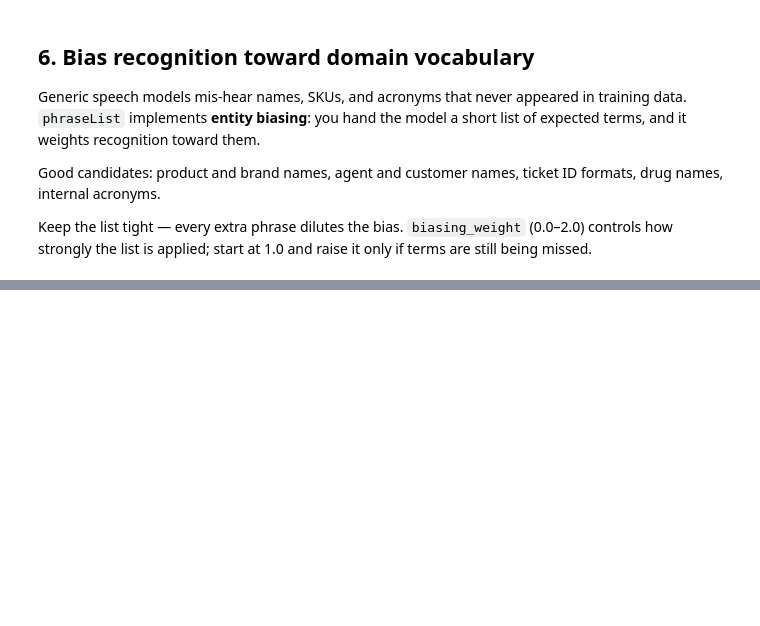
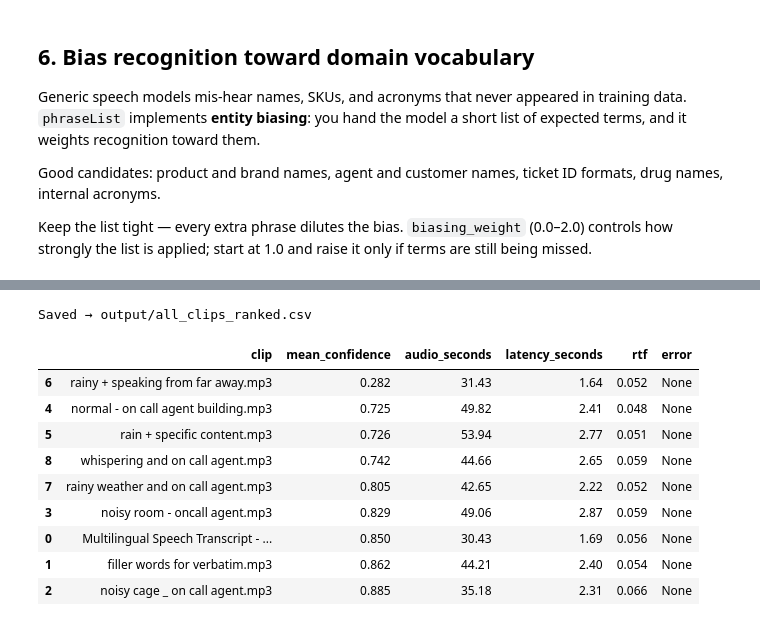
Before and after one commit to microsoft-foundry/model-releases, a Jupyter notebook: models/microsoft-ai/mai-transcribe-1.5/2026-06-02/mai-transcribe-1.5.ipynb, the cells around one changed output, grey strips where cells are left out. Drawn from its saved outputs; the diff is of its cells as text; code cells hidden in the pictures; blank space fills up the shorter version.

```diff
--- a/models/microsoft-ai/mai-transcribe-1.5/2026-06-02/mai-transcribe-1.5.ipynb
+++ b/models/microsoft-ai/mai-transcribe-1.5/2026-06-02/mai-transcribe-1.5.ipynb
@@ -157,15 +185,12 @@ def transcribe(
     audio_path,
     *,
     locales: list[str] | None = None,
-    style: str | None = None,
     phrases: list[str] | None = None,
     biasing_weight: float | None = None,
 ):
     """Transcribe one file with MAI-Transcribe-1.5 and return the result object."""
-    enhanced = EnhancedModeProperties(task="transcribe")
+    enhanced = EnhancedModeProperties()
     enhanced["model"] = MODEL
-    if style:
-        enhanced["transcribeStyle"] = style
 
     opts: dict = {"enhanced_mode": enhanced}
     if locales:
@@ -190,7 +215,6 @@ def run(audio_path, *, label: str, **kwargs) -> dict:
         "run": label,
         "requested_locales": ",".join(kwargs.get("locales") or []) or "auto",
         "detected_locales": "",
-        "style": kwargs.get("style") or "default",
         "phrase_list": len(kwargs.get("phrases") or []),
         "transcript": "",
         "mean_confidence": None,
@@ -230,9 +254,10 @@ def show(result, title: str = "", detail: bool = False) -> None:
         print("\nPhrases:")
         for phrase in result.phrases:
             locale = phrase.locale or "?"
+            conf = f"{phrase.confidence:.2f}" if phrase.confidence is not None else "—"
             print(
                 f"  [{phrase.offset_milliseconds:>6} ms] ({locale}, "
-                f"conf {phrase.confidence:.2f}) {phrase.text}"
+                f"conf {conf}) {phrase.text}"
             )
     print()
 # %% [markdown]
@@ -397,0 +507,19 @@ impressions into WER and CER against controlled SNR levels.
+# %%
+all_runs = [run(clip, label=clip.stem) for clip in audio_files]
+all_df = pd.DataFrame(all_runs)
+all_df_sorted = all_df.sort_values("mean_confidence", ascending=True)
+all_df_sorted.to_csv(OUT_DIR / "all_clips_ranked.csv", index=False)
+print(f"Saved → {OUT_DIR / 'all_clips_ranked.csv'}")
+display(all_df_sorted[["clip", "mean_confidence", "audio_seconds", "latency_seconds", "rtf", "error"]])
+# %% [output]
+Saved → output/all_clips_ranked.csv
+|  | clip | mean_confidence | audio_seconds | latency_seconds | rtf | error |
+| 6 | rainy + speaking from far away.mp3 | 0.282 | 31.43 | 1.64 | 0.052 | None |
+| 4 | normal - on call agent building.mp3 | 0.725 | 49.82 | 2.41 | 0.048 | None |
+| 5 | rain + specific content.mp3 | 0.726 | 53.94 | 2.77 | 0.051 | None |
+| 8 | whispering and on call agent.mp3 | 0.742 | 44.66 | 2.65 | 0.059 | None |
+| 7 | rainy weather and on call agent.mp3 | 0.805 | 42.65 | 2.22 | 0.052 | None |
+| 3 | noisy room - oncall agent.mp3 | 0.829 | 49.06 | 2.87 | 0.059 | None |
+| 0 | Multilingual Speech Transcript - ... | 0.850 | 30.43 | 1.69 | 0.056 | None |
+| 1 | filler words for verbatim.mp3 | 0.862 | 44.21 | 2.40 | 0.054 | None |
+| 2 | noisy cage _ on call agent.mp3 | 0.885 | 35.18 | 2.31 | 0.066 | None |
```
Also changed, not shown: parts of 24 cells of this notebook, 7 other files.
